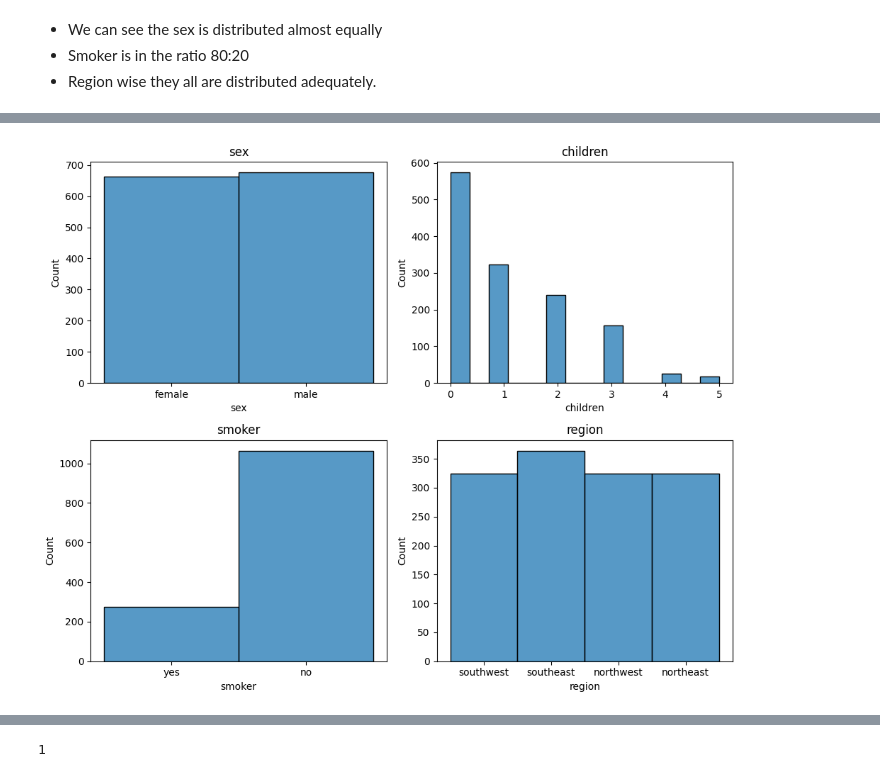
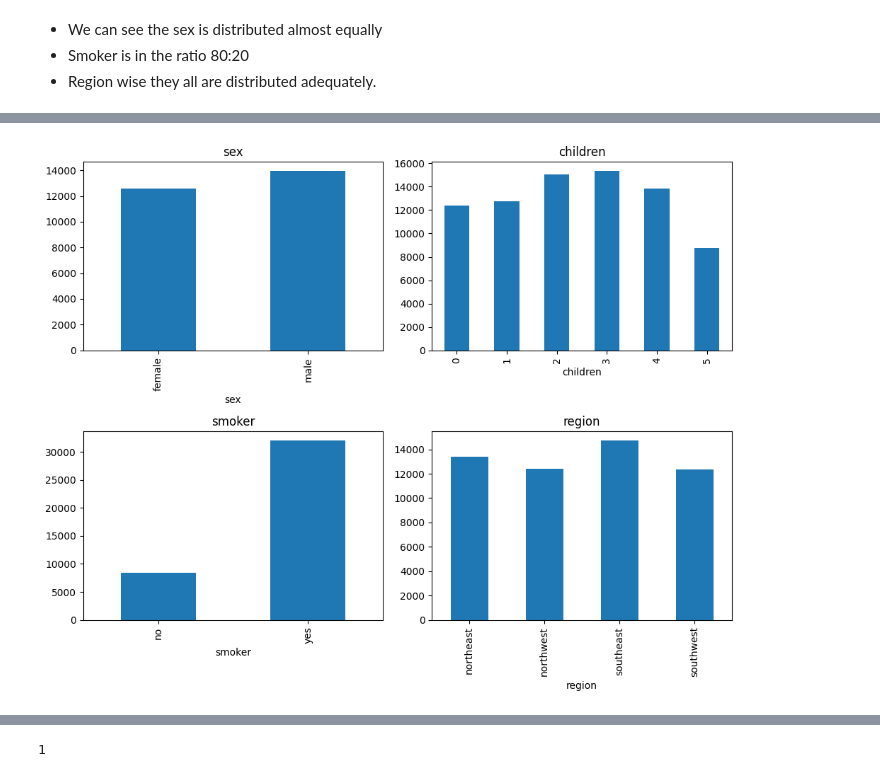
Before and after one commit to rizz045/Medical-Insurance-Price-Prediction-using-Machine-Learning, a Jupyter notebook: Medical_insurance_price_prediction_using_ML.ipynb, the cells around one changed output, grey strips where cells are left out. Saved outputs shown, nothing was run; the diff lists cells and outputs as text; code cells hidden in the pictures.

```diff
--- a/Medical_insurance_price_prediction_using_ML.ipynb
+++ b/Medical_insurance_price_prediction_using_ML.ipynb
@@ -50,5 +67,3 @@ df.isnull().sum()
 dtype: int64
 # %% [markdown]
 Lukily no null vlaues.
-# %%
-x = df['sex'].value_counts()
@@ -77,13 +93,13 @@ plt.show()
 # %%
 features = ['sex', 'children', 'smoker', 'region']
 plt.figure(figsize=(10,8))
 i=0
 for col in features:
     i+=1
     plt.subplot(2, 2, i)
-    sns.histplot(df[col])
+    df.groupby(col)['charges'].mean().astype(float).plot.bar()
     plt.title(col)
 plt.tight_layout()
 plt.show()
 # %% [output]
-[figure, old version]
+[figure, new version]
```
Also changed, not shown: parts of 17 cells of this notebook.
